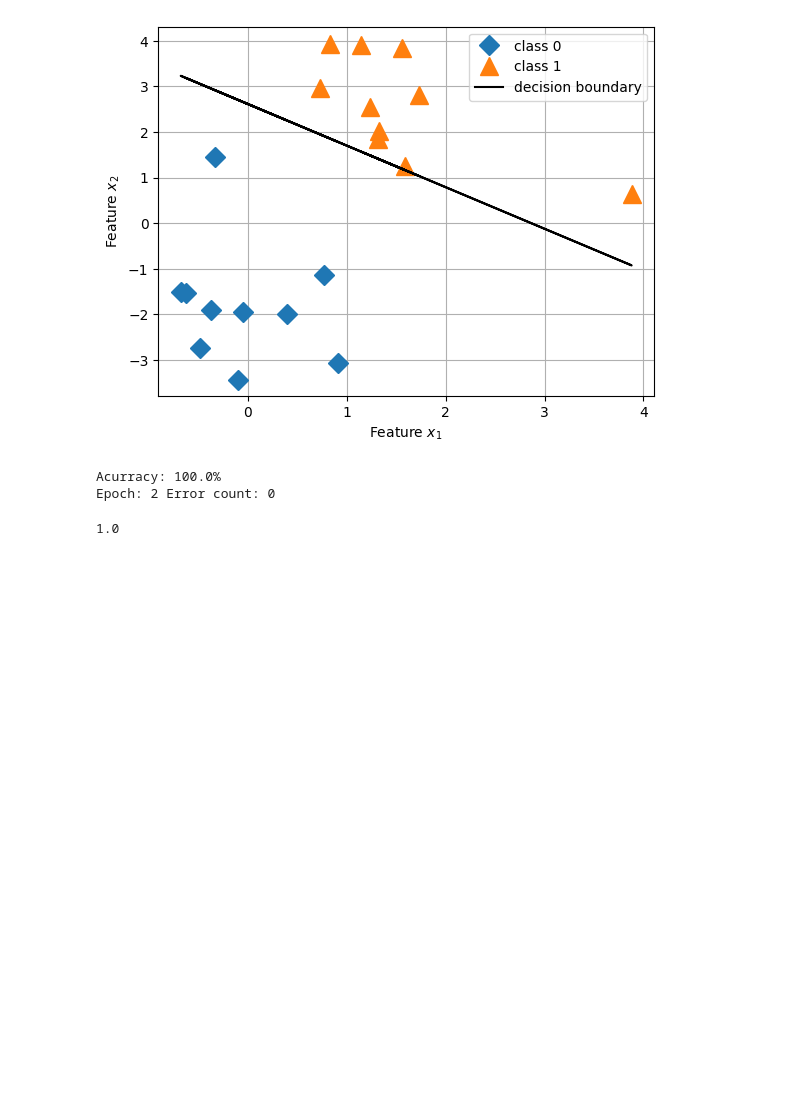
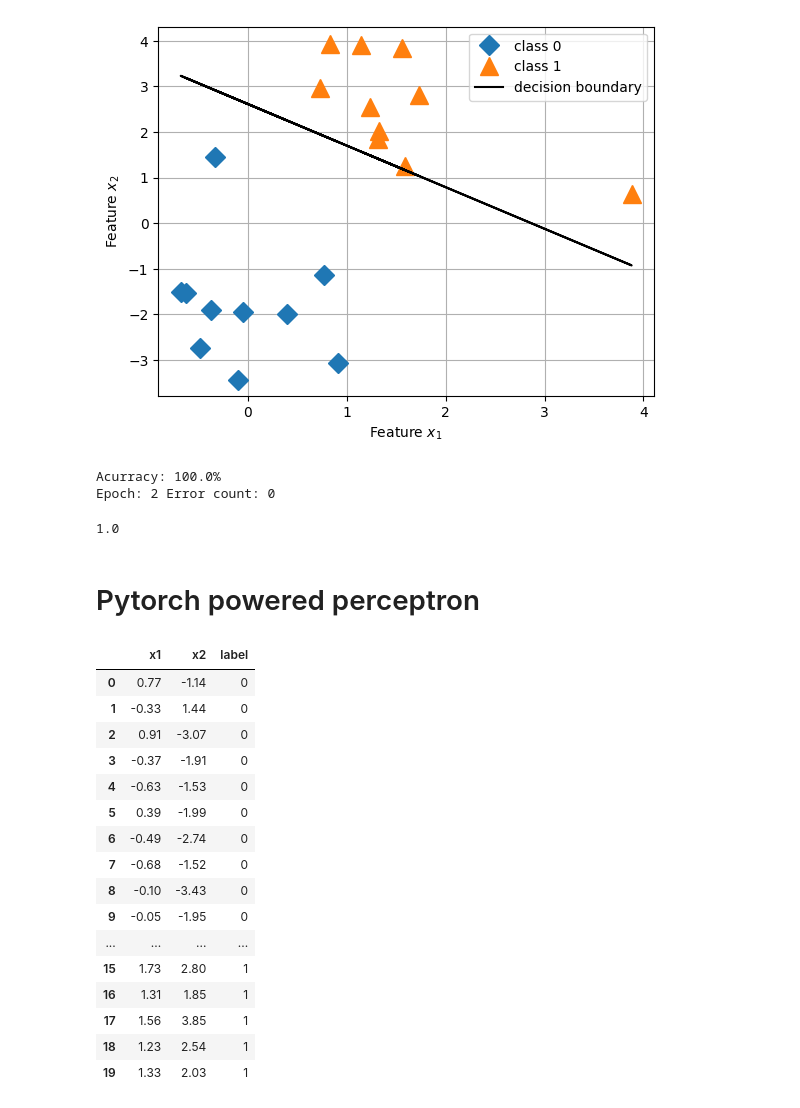
Before and after one commit to levyvix/deep_learning_with_pytorch, a Jupyter notebook: deep_learning/perceptrion.ipynb, the cells around one changed output. Drawn from its saved outputs; the diff is of its cells as text; code cells hidden in the pictures; blank space fills up the shorter version.

```diff
--- a/deep_learning/perceptrion.ipynb
+++ b/deep_learning/perceptrion.ipynb
@@ -149,3 +148,5 @@ Epoch: 2 Error count: 0
 compute_accuracy(trained_model, X_train, y_train)
 # %% [output]
 1.0
+# %% [markdown]
+# Pytorch powered perceptron
@@ -151,0 +160,20 @@ compute_accuracy(trained_model, X_train, y_train)
+# %%
+df
+# %% [output]
+|  | x1 | x2 | label |
+| 0 | 0.77 | -1.14 | 0 |
+| 1 | -0.33 | 1.44 | 0 |
+| 2 | 0.91 | -3.07 | 0 |
+| 3 | -0.37 | -1.91 | 0 |
+| 4 | -0.63 | -1.53 | 0 |
+| 5 | 0.39 | -1.99 | 0 |
+| 6 | -0.49 | -2.74 | 0 |
+| 7 | -0.68 | -1.52 | 0 |
+| 8 | -0.10 | -3.43 | 0 |
+| 9 | -0.05 | -1.95 | 0 |
+| ... | ... | ... | ... |
+| 15 | 1.73 | 2.80 | 1 |
+| 16 | 1.31 | 1.85 | 1 |
+| 17 | 1.56 | 3.85 | 1 |
+| 18 | 1.23 | 2.54 | 1 |
+| 19 | 1.33 | 2.03 | 1 |
```
Also changed, not shown: parts of 6 cells of this notebook.
